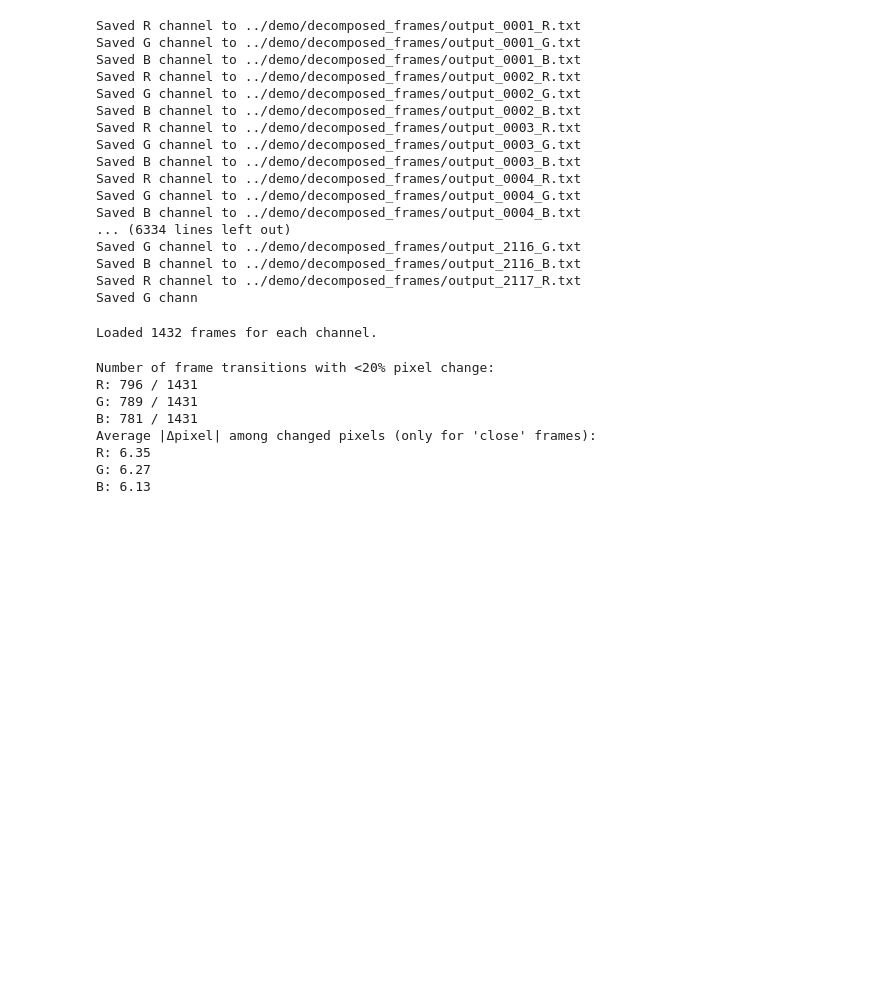
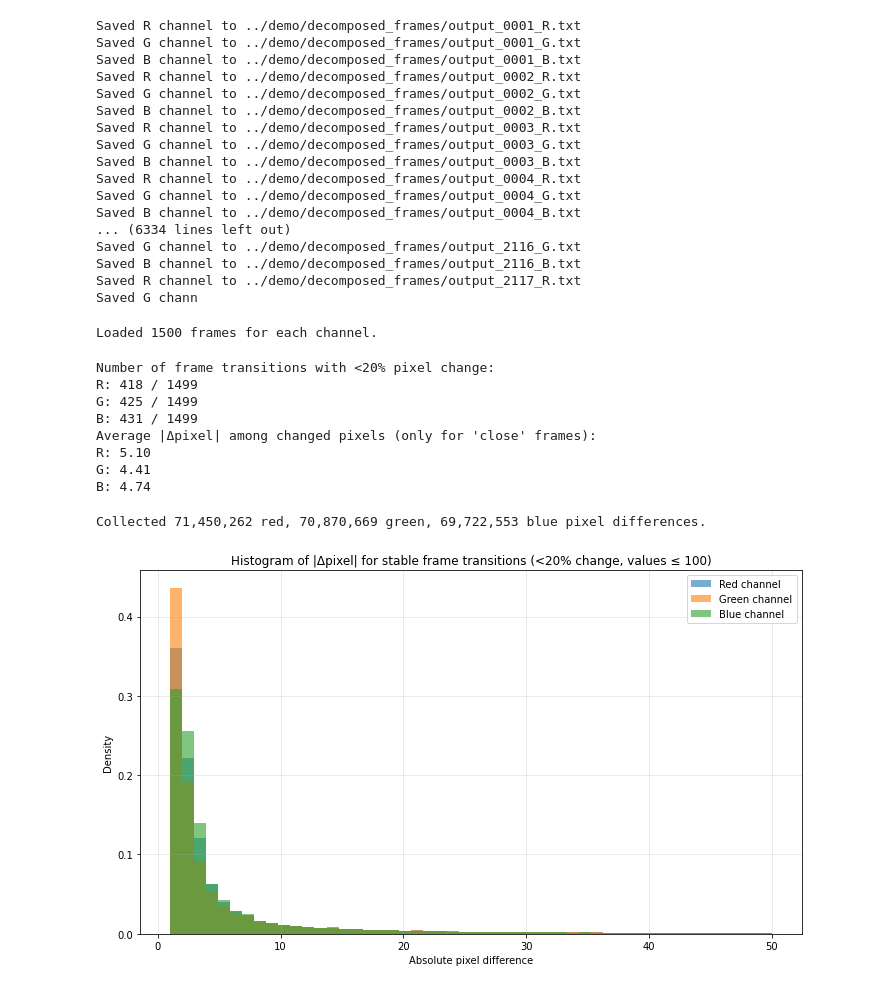
Before and after one commit to ultraspicy/fibonacci, a Jupyter notebook: scripts/Video Compression Basic Experiments.ipynb, the cells around one changed output. Drawn from its saved outputs; the diff is of its cells as text; code cells hidden in the pictures; blank space fills up the shorter version.

```diff
--- a/scripts/Video Compression Basic Experiments.ipynb
+++ b/scripts/Video Compression Basic Experiments.ipynb
@@ -97,7 +97,7 @@ decomposed_dir = "../demo/decomposed_frames"
 all_frames = sorted(set(f[:-6] for f in os.listdir(decomposed_dir) if f.endswith("_R.txt")))
 
 # Limit to first 1000 frames
-frame_subset = all_frames[1500:]
+frame_subset = all_frames[0:1500]
 
 r_channel = []
 g_channel = []
@@ -114,7 +114,7 @@ for base in frame_subset:
 
 print(f"Loaded {len(r_channel)} frames for each channel.")
 # %% [output]
-Loaded 1432 frames for each channel.
+Loaded 1500 frames for each channel.
 # %%
 import numpy as np
 
@@ -140,7 +140,7 @@ r_changes = fraction_changes(r_channel)
 g_changes = fraction_changes(g_channel)
 b_changes = fraction_changes(b_channel)
 
-threshold = 0.20  # 20%
+threshold = 0.10  # 20%
 
 r_stable = np.sum(r_changes < threshold)
 g_stable = np.sum(g_changes < threshold)
@@ -179,10 +179,61 @@ print(f"G: {g_avg_change:.2f}")
 print(f"B: {b_avg_change:.2f}")
 # %% [output]
 Number of frame transitions with <20% pixel change:
-R: 796 / 1431
-G: 789 / 1431
-B: 781 / 1431
+R: 418 / 1499
+G: 425 / 1499
+B: 431 / 1499
 Average |Δpixel| among changed pixels (only for 'close' frames):
-R: 6.35
-G: 6.27
-B: 6.13
+R: 5.10
+G: 4.41
+B: 4.74
+# %%
+import numpy as np
+import matplotlib.pyplot as plt
+
+threshold = 0.20  # 10%
+
+def collect_differences_for_stable_frames(channel_list, changes, threshold):
+    """Collect all |Δpixel| values for frames with <threshold fraction change."""
+    diffs = []
+
+    for i in range(1, len(channel_list)):
+        if changes[i - 1] < threshold:
+            frame_prev = channel_list[i - 1].astype(float)
+            frame_curr = channel_list[i].astype(float)
+            diff = np.abs(frame_curr - frame_prev)
+            # Only keep changed pixels
+            diffs.append(diff[diff > 0])
+
+    if diffs:
+        return np.concatenate(diffs)
+    else:
+        return np.array([])
+
+# Collect diffs for each color channel
+r_diffs = collect_differences_for_stable_frames(r_channel, r_changes, threshold)
+g_diffs = collect_differences_for_stable_frames(g_channel, g_changes, threshold)
+b_diffs = collect_differences_for_stable_frames(b_channel, b_changes, threshold)
+
+print(f"Collected {len(r_diffs):,} red, {len(g_diffs):,} green, {len(b_diffs):,} blue pixel differences.")
+
+# Filter out large differences (>100)
+r_diffs_filtered = r_diffs[r_diffs <= 50]
+g_diffs_filtered = g_diffs[g_diffs <= 50]
+b_diffs_filtered = b_diffs[b_diffs <= 50]
+
+# Plot histograms again
+plt.figure(figsize=(10, 6))
+plt.hist(r_diffs_filtered, bins=50, alpha=0.6, label='Red channel', density=True)
+plt.hist(g_diffs_filtered, bins=50, alpha=0.6, label='Green channel', density=True)
+plt.hist(b_diffs_filtered, bins=50, alpha=0.6, label='Blue channel', density=True)
+
+plt.title(f"Histogram of |Δpixel| for stable frame transitions (<{threshold*100:.0f}% change, values ≤ 100)")
+plt.xlabel("Absolute pixel difference")
+plt.ylabel("Density")
+plt.legend()
+plt.grid(True, alpha=0.3)
+plt.tight_layout()
+plt.show()
+# %% [output]
+Collected 71,450,262 red, 70,870,669 green, 69,722,553 blue pixel differences.
+[figure, added]
```
Also changed, not shown: 9 other files.
